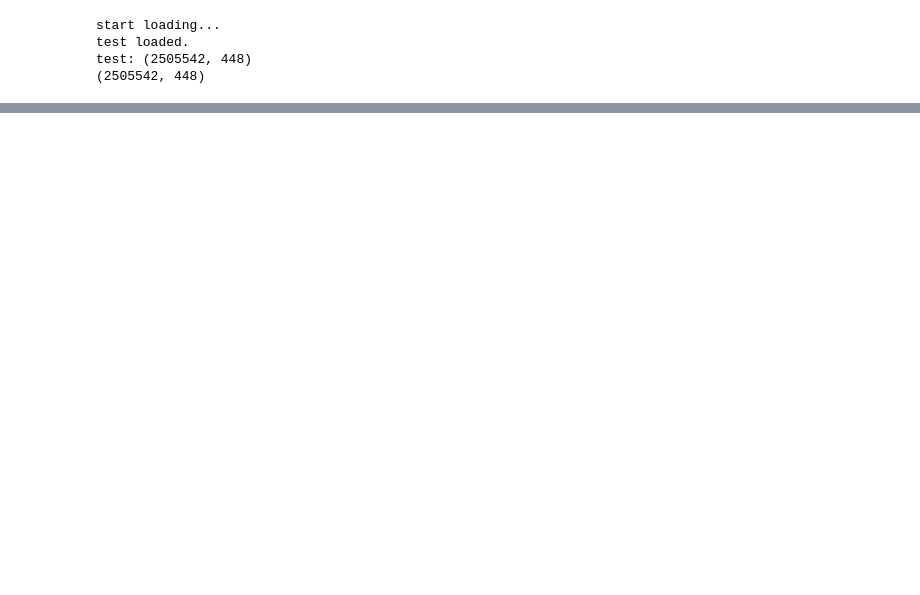
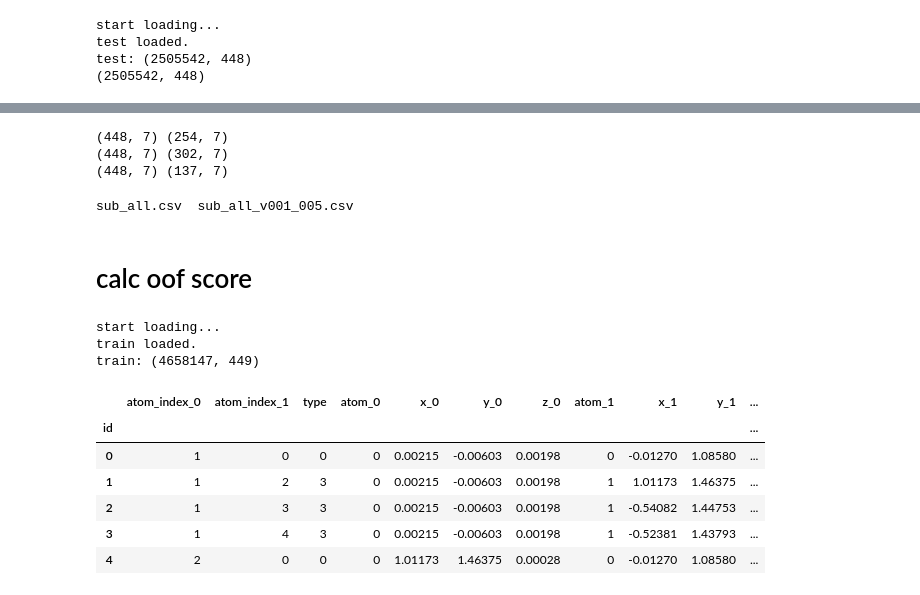
Before and after one commit to matsuken92/molecular, a Jupyter notebook: notebook/predict_v001_005.ipynb, the cells around one changed output, grey strips where cells are left out. Saved outputs shown, nothing was run; the diff lists cells and outputs as text; code cells hidden in the pictures; blank space fills up the shorter version.

```diff
--- a/notebook/predict_v001_005.ipynb
+++ b/notebook/predict_v001_005.ipynb
@@ -144,0 +204,39 @@ mol_type: 1
+# %%
+for i in range(3):
+    df_tmp = importance_list[i][importance_list[i].ratio<0.0001]
+    print(importance_list[i].shape, df_tmp.shape)
+    np.save(f"../model/{DATA_VERSION}_{TRIAL_NO}/low_importance_{i+1}.npy", np.array(df_tmp.index))
+    #display(df_tmp)
+# %% [output]
+(448, 7) (254, 7)
+(448, 7) (302, 7)
+(448, 7) (137, 7)
+# %%
+ls ../submit/v001_005
+# %% [output]
+sub_all.csv  sub_all_v001_005.csv
+# %% [markdown]
+# calc oof score
+# %%
+print("start loading...")
+train  = unpickle(save_path/"train_002.df.pkl", )
+print(f"train loaded.")
+train.set_index("id", inplace=True)
+print(f"train: {train.shape}")
+# %% [output]
+start loading...
+train loaded.
+train: (4658147, 449)
+# %%
+y = train["scalar_coupling_constant"]
+train.drop("scalar_coupling_constant", axis=1, inplace=True)
+# %%
+train["type"]
+# %% [output]
+|  | atom_index_0 | atom_index_1 | type | atom_0 | x_0 | y_0 | z_0 | atom_1 | x_1 | y_1 | ... |
+| id |  |  |  |  |  |  |  |  |  |  | ... |
+| 0 | 1 | 0 | 0 | 0 | 0.00215 | -0.00603 | 0.00198 | 0 | -0.01270 | 1.08580 | ... |
+| 1 | 1 | 2 | 3 | 0 | 0.00215 | -0.00603 | 0.00198 | 1 | 1.01173 | 1.46375 | ... |
+| 2 | 1 | 3 | 3 | 0 | 0.00215 | -0.00603 | 0.00198 | 1 | -0.54082 | 1.44753 | ... |
+| 3 | 1 | 4 | 3 | 0 | 0.00215 | -0.00603 | 0.00198 | 1 | -0.52381 | 1.43793 | ... |
+| 4 | 2 | 0 | 0 | 0 | 1.01173 | 1.46375 | 0.00028 | 0 | -0.01270 | 1.08580 | ... |
```
Also changed, not shown: parts of 13 cells of this notebook, 16 other files.
